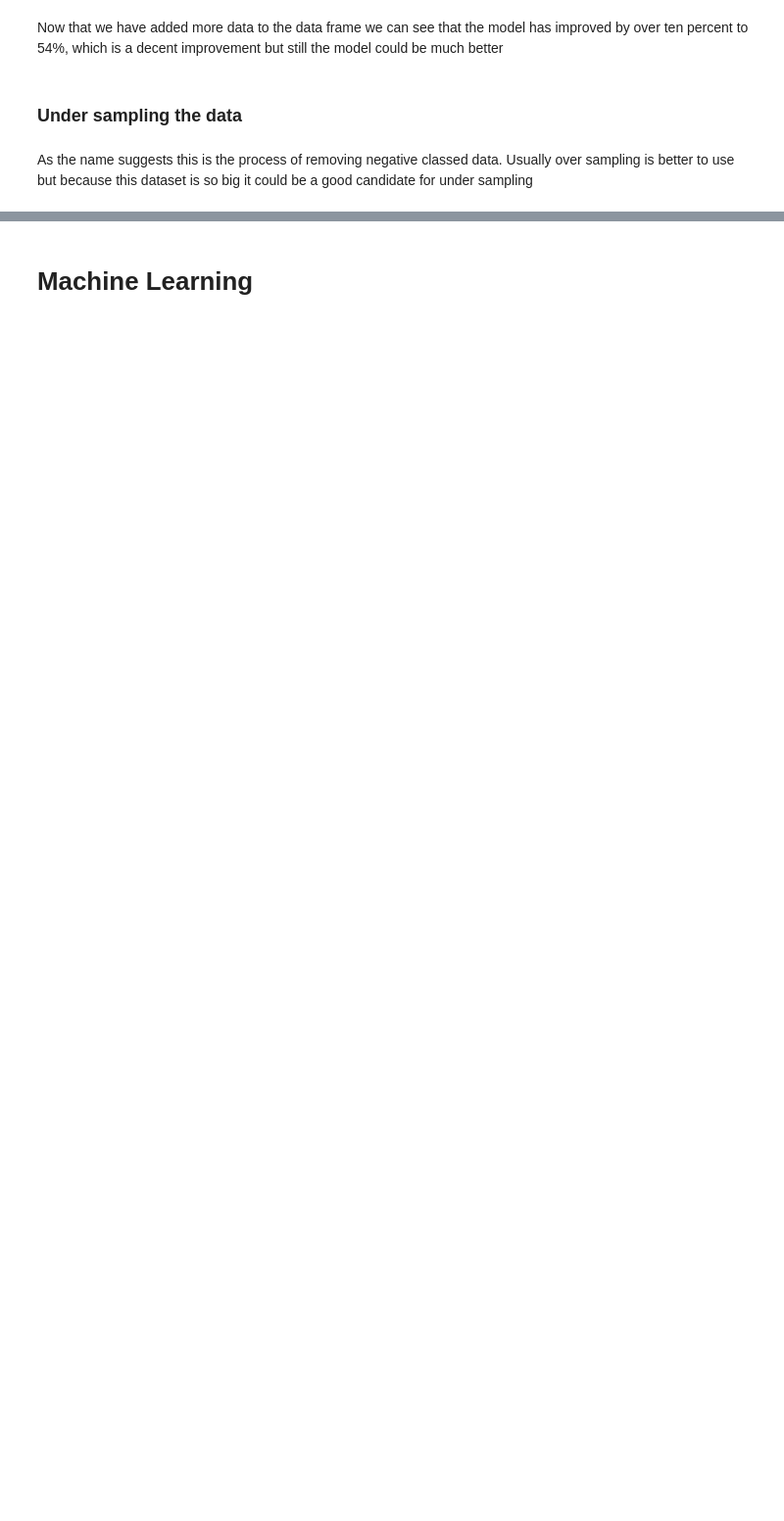
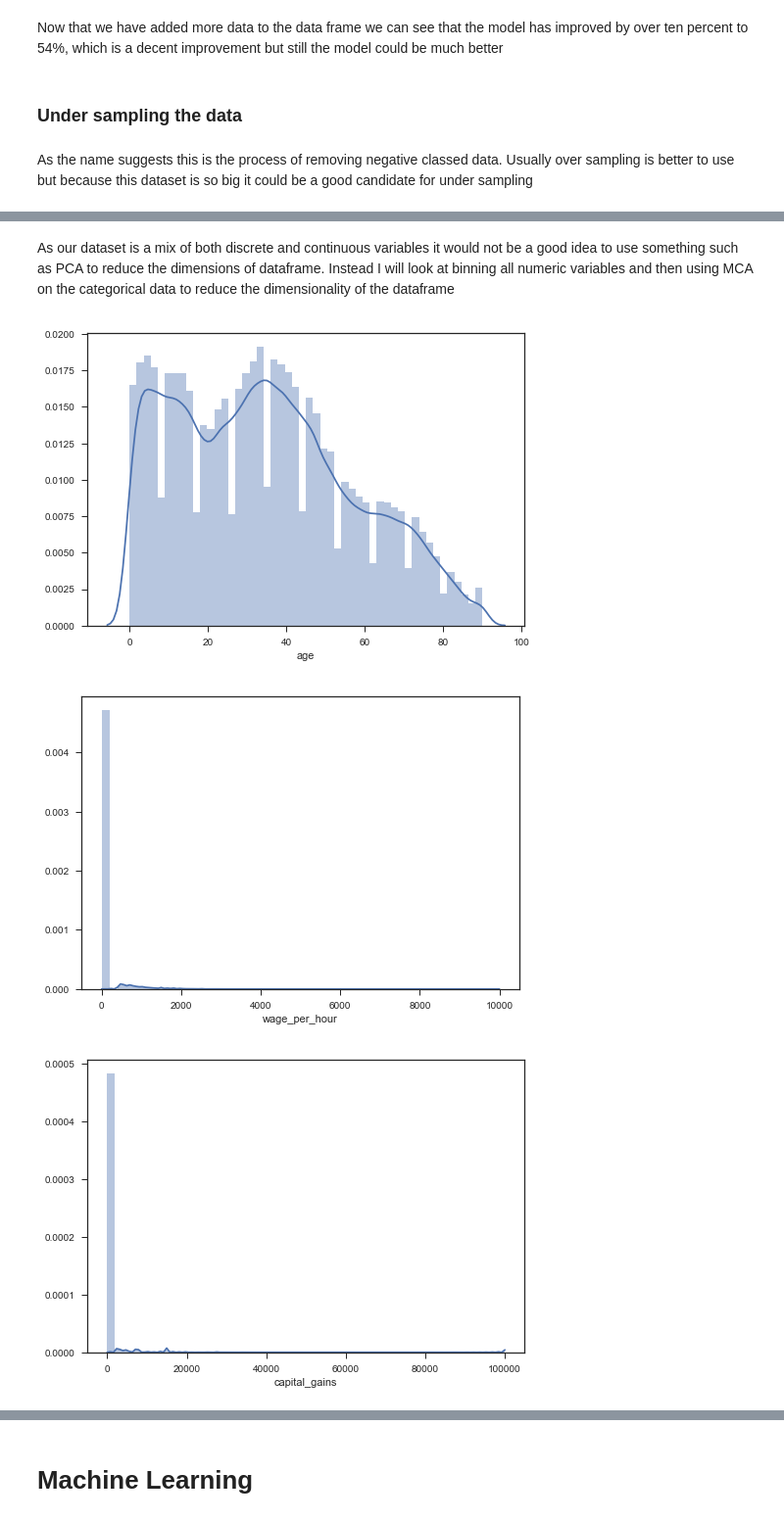
Before and after one commit to jcarpenter12/Imbalanced-Classification, a Jupyter notebook: Untitled2.ipynb, the cells around one changed output, grey strips where cells are left out. Shown at 98% size. Cells and saved outputs as stored; diff of their text form; code cells hidden in the pictures; blank space fills up the shorter version.

```diff
--- a/Untitled2.ipynb
+++ b/Untitled2.ipynb
@@ -381,7 +399,7 @@ def encode_categorical_columns(df):
     """
 
     #Assign df to x
-    x = df
+    x = df.copy()
 
     le = LabelEncoder()
     for col in x.columns.values:
@@ -392,7 +410,7 @@ def encode_categorical_columns(df):
 
     return x
 
-group = encode_categorical_columns(group)
+encoded = encode_categorical_columns(scaled)
 # %%
 #split back into train and test data
 train_length = len(df_train.index)
@@ -499,0 +564,12 @@ Now the model's recall score has increased to 88% which is a vast improvement. T
+# %% [markdown]
+As our dataset is a mix of both discrete and continuous variables it would not be a good idea to use something such as PCA to reduce the dimensions of dataframe. Instead I will look at binning all numeric variables and then using MCA on the categorical data to reduce the dimensionality of the dataframe
+# %%
+numeric = group[continuous_variables]
+# %%
+for col in numeric:
+    plt.figure(col)
+    sns.distplot(numeric[col])
+# %% [output]
+[figure, added]
+[figure, added]
+[figure, added]
```
Also changed, not shown: parts of 47 cells of this notebook.
